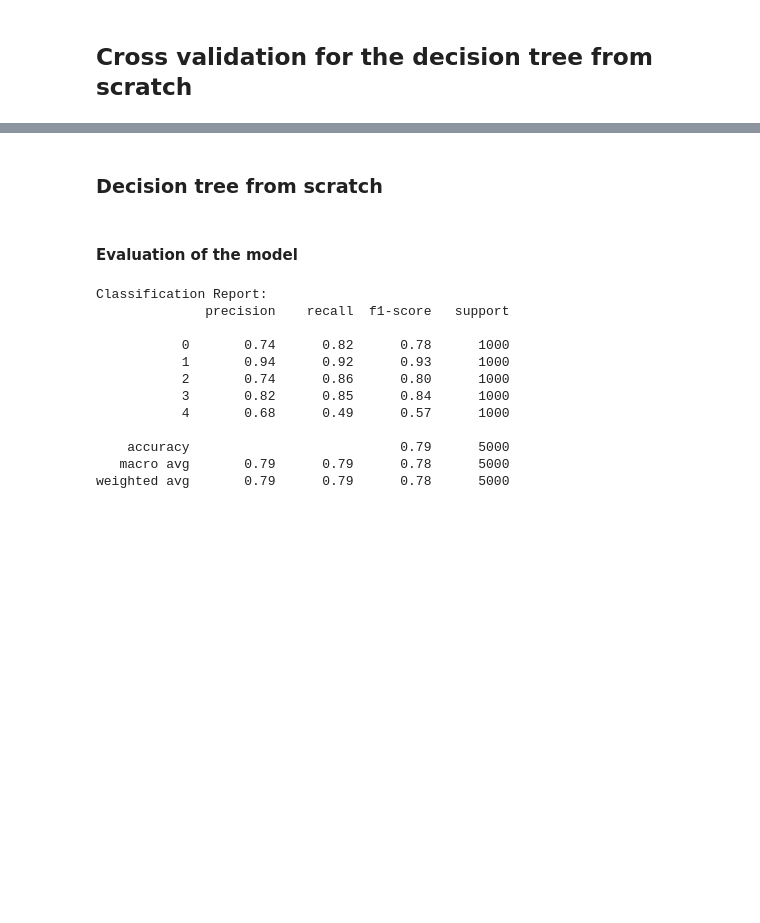
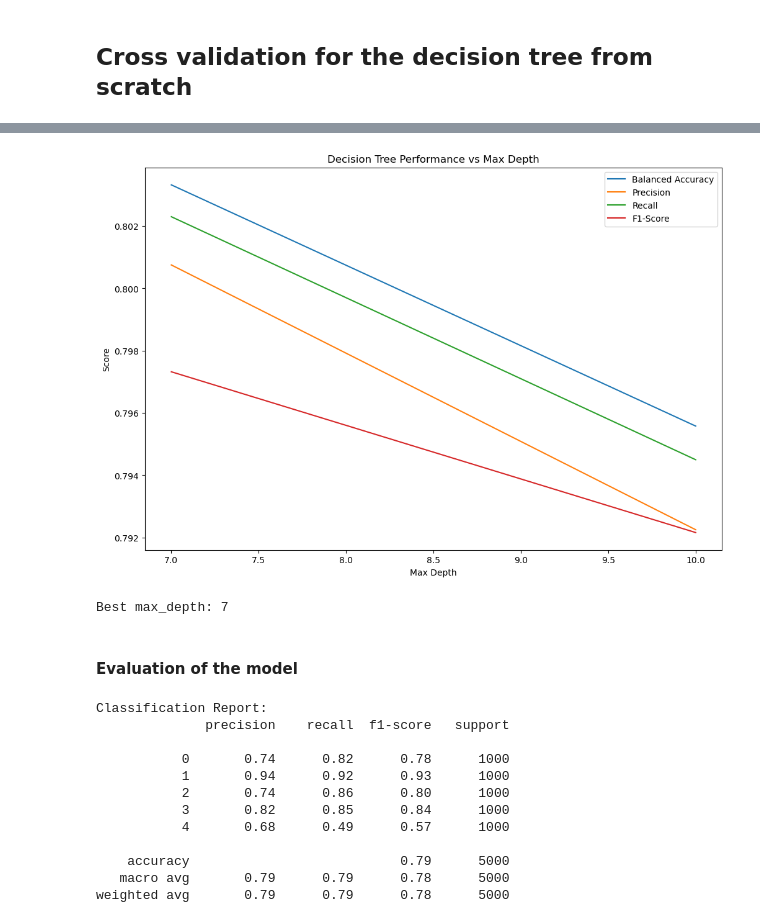
Before and after one commit to lorandladnai/Machine_Learning_2024_ITU, a Jupyter notebook: main.ipynb, the cells around one changed output, grey strips where cells are left out. Saved outputs shown, nothing was run; the diff lists cells and outputs as text; code cells hidden in the pictures; blank space fills up the shorter version.

```diff
--- a/main.ipynb
+++ b/main.ipynb
@@ -46,6 +48,9 @@ class_names = [
 # Flatten the training images (from 28x28) to (784,) for each image
 train_images_flat = train_images.reshape(train_images.shape[0], -1)
 
+# Split the data into training and validation sets
+X_train, X_val, y_train, y_val = train_test_split(train_images_flat, train_labels, test_size=0.2, random_state=42)
+
 # Check the new shape
 print(f"Flattened train images shape: {train_images_flat.shape}")  # Should be (number_of_train_samples, 784)
 
@@ -194,2 +245,0 @@ Optimal Depth (based on precision): 7
-# %% [markdown]
-### Decision tree from scratch
@@ -293,3 +246,54 @@ class DecisionTree:
+# %%
+def evaluate_depth(depth, X, y, skf, class_weight_dict):
+    fold_scores = []
+    for train_index, val_index in skf.split(X, y):
+        X_train, X_val = X[train_index], X[val_index]
+        y_train, y_val = y[train_index], y[val_index]
+
+        tree = DecisionTree(max_depth=depth, class_weight=class_weight_dict)
+        tree.fit(X_train, y_train)
+        y_pred = tree.predict(X_val)
+
+        balanced_accuracy = balanced_accuracy_score(y_val, y_pred)
+        precision, recall, f1, _ = precision_recall_fscore_support(y_val, y_pred, average='weighted')
+        fold_scores.append((balanced_accuracy, precision, recall, f1))
+
+    mean_scores = np.mean(fold_scores, axis=0)
+    std_scores = np.std(fold_scores, axis=0)
+    return (depth, *mean_scores, *std_scores)
+
+def cross_validate_decision_tree(X, y, max_depths, n_splits=3):
+    skf = StratifiedKFold(n_splits=n_splits, shuffle=True, random_state=42)
+    class_weights = compute_class_weight('balanced', classes=np.unique(y), y=y)
+    class_weight_dict = dict(zip(np.unique(y), class_weights))
+
+    results = Parallel(n_jobs=-1)(delayed(evaluate_depth)(depth, X, y, skf, class_weight_dict) for depth in max_depths)
+    return results
+
+# Usage
+max_depths = [7, 10]
+cv_results = cross_validate_decision_tree(train_images_flat, train_labels, max_depths)
+
+# Plot results
+depths, mean_bal_acc, mean_precision, mean_recall, mean_f1, *_ = zip(*cv_results)
+plt.figure(figsize=(12, 8))
+plt.plot(depths, mean_bal_acc, label='Balanced Accuracy')
+plt.plot(depths, mean_precision, label='Precision')
+plt.plot(depths, mean_recall, label='Recall')
+plt.plot(depths, mean_f1, label='F1-Score')
+plt.xlabel('Max Depth')
+plt.ylabel('Score')
+plt.title('Decision Tree Performance vs Max Depth')
+plt.legend()
+plt.savefig('decision_tree_performance_vs_max_depth.png')
+plt.show()
+
+# Find best depth based on F1-Score
+best_depth = max(cv_results, key=lambda x: x[4])[0]  # Index 4 corresponds to mean F1-Score
+print(f"Best max_depth: {best_depth}")
+# %% [output]
+[figure, added]
+Best max_depth: 7
 # %% [markdown]
 #### Evaluation of the model
 # %%
```
Also changed, not shown: parts of 19 cells of this notebook.
